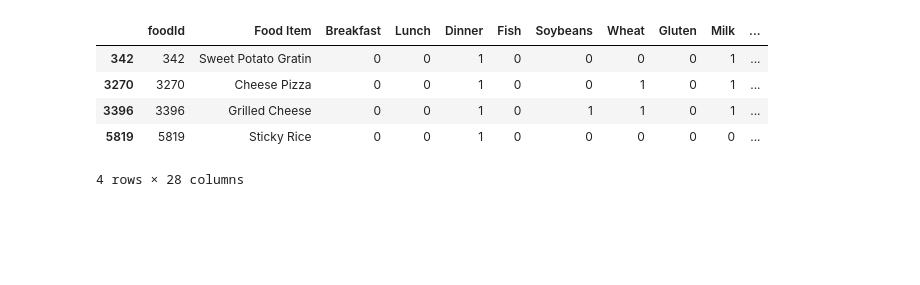
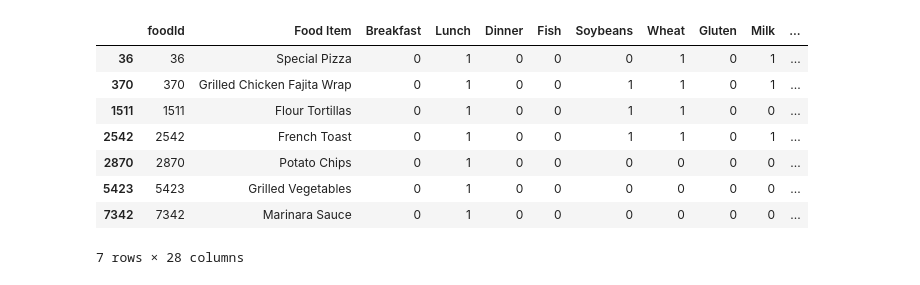
Before and after one commit to noahramdial57/HuskyFit-ML-Food-Recommendation, a Jupyter notebook: food_rec_with_collaborative_filtering.ipynb, the cells around one changed output. Saved outputs shown, nothing was run; the diff lists cells and outputs as text; code cells hidden in the pictures; blank space fills up the shorter version.

```diff
--- a/food_rec_with_collaborative_filtering.ipynb
+++ b/food_rec_with_collaborative_filtering.ipynb
@@ -117,17 +137,17 @@ def recommend_food(model, user_id, num_recommendations):
         movies = torch.arange(n_foodItems)
         ratings = model(user, movies).detach().numpy()
     movie_ids = ratings.argsort()[-num_recommendations:][::-1]
-    recommended_movies = [movies[i] for i in movie_ids]
-    return recommended_movies
+    recommended_food = [movies[i] for i in movie_ids]
+    return recommended_food
 # %%
 # Get recommendations for a user with user_id 1
 def getRecs(model, user_id, num_recs):
-    recommended_movies = recommend_food(model, user_id, num_recs)
+    recommended_food = recommend_food(model, user_id, num_recs)
 
     # Convert tensors to Int
     val = []
     for i in range(num_recs):
-        val.append(int(recommended_movies[i]))
+        val.append(int(recommended_food[i]))
 
     for id in val:
         row = diningHalls.loc[diningHalls['foodId'] == id]
@@ -135,25 +155,12 @@ def getRecs(model, user_id, num_recs):
         if len(movie) == 0:
             continue
     return val
-
-def getUserInfo(user):
-    row = diningRates.loc[diningRates['userId'] == user]
-    x = row.loc[diningRates['rating'] >= 5.0]
-    foodIDS = x['foodItem'].values
-
-    for id in foodIDS:
-        movie = diningHalls.loc[diningHalls['foodId'] == id]
-        a = movie.values.tolist()
-        try:
-            print(a[0][1])
-        except:
-            pass
 # %%
 # recommendation for that particular user:
 
 def getSimilarUserRecs(model, userID, num_recs = 5):
     recs = []
-    recs += getRecs(model, userID, 5)
+    recs += getRecs(model, userID, num_recs)
     # recommendation for similar users:
     for user in similar_users['UserID'].tolist():
         recs += getRecs(model, user, 1)
@@ -231,21 +231,24 @@ def contentFiltering(df, dHall_pref, allergens, diet_restr, meal):
 # %%
 # meals = ['Breakfast', 'Lunch', 'Dinner']
 # allergens = ['Fish', 'Soybeans', 'Wheat', 'Gluten', 'Milk', 'Tree Nuts', 'Eggs', 'Sesame', 'Crustacean Shellfish']
 # dietary_restrictions = ['Gluten Friendly', 'Less Sodium', 'Smart Check', 'Vegan', 'Vegetarian', 'Contains Nuts']
 # dHalls = ["gelfenbien", "kosher", "north", "northwest", "McMahon", "putnam", "south", "whitney"]
 
-df = getSimilarUserRecs(model, 500) # dataframe
+df = getSimilarUserRecs(model, 1, 10) # dataframe
 dHallPref = []
 allergens = []
-dietary_restrictions = ["Vegetarian"]
-meal = "Dinner"
+dietary_restrictions = []
+meal = "Lunch"
 
 recs = contentFiltering(df, dHallPref, allergens, dietary_restrictions, meal)
 display(recs)
 # %% [output]
 |  | foodId | Food Item | Breakfast | Lunch | Dinner | Fish | Soybeans | Wheat | Gluten | Milk | ... |
-| 342 | 342 | Sweet Potato Gratin | 0 | 0 | 1 | 0 | 0 | 0 | 0 | 1 | ... |
-| 3270 | 3270 | Cheese Pizza | 0 | 0 | 1 | 0 | 0 | 1 | 0 | 1 | ... |
-| 3396 | 3396 | Grilled Cheese | 0 | 0 | 1 | 0 | 1 | 1 | 0 | 1 | ... |
-| 5819 | 5819 | Sticky Rice | 0 | 0 | 1 | 0 | 0 | 0 | 0 | 0 | ... |
+| 36 | 36 | Special Pizza | 0 | 1 | 0 | 0 | 0 | 1 | 0 | 1 | ... |
+| 370 | 370 | Grilled Chicken Fajita Wrap | 0 | 1 | 0 | 0 | 1 | 1 | 0 | 1 | ... |
+| 1511 | 1511 | Flour Tortillas | 0 | 1 | 0 | 0 | 1 | 1 | 0 | 0 | ... |
+| 2542 | 2542 | French Toast | 0 | 1 | 0 | 0 | 1 | 1 | 0 | 1 | ... |
+| 2870 | 2870 | Potato Chips | 0 | 1 | 0 | 0 | 0 | 0 | 0 | 0 | ... |
+| 5423 | 5423 | Grilled Vegetables | 0 | 1 | 0 | 0 | 0 | 0 | 0 | 0 | ... |
+| 7342 | 7342 | Marinara Sauce | 0 | 1 | 0 | 0 | 0 | 0 | 0 | 0 | ... |
-4 rows × 28 columns
+7 rows × 28 columns
```
Also changed, not shown: parts of 5 cells of this notebook, 2 other files.
